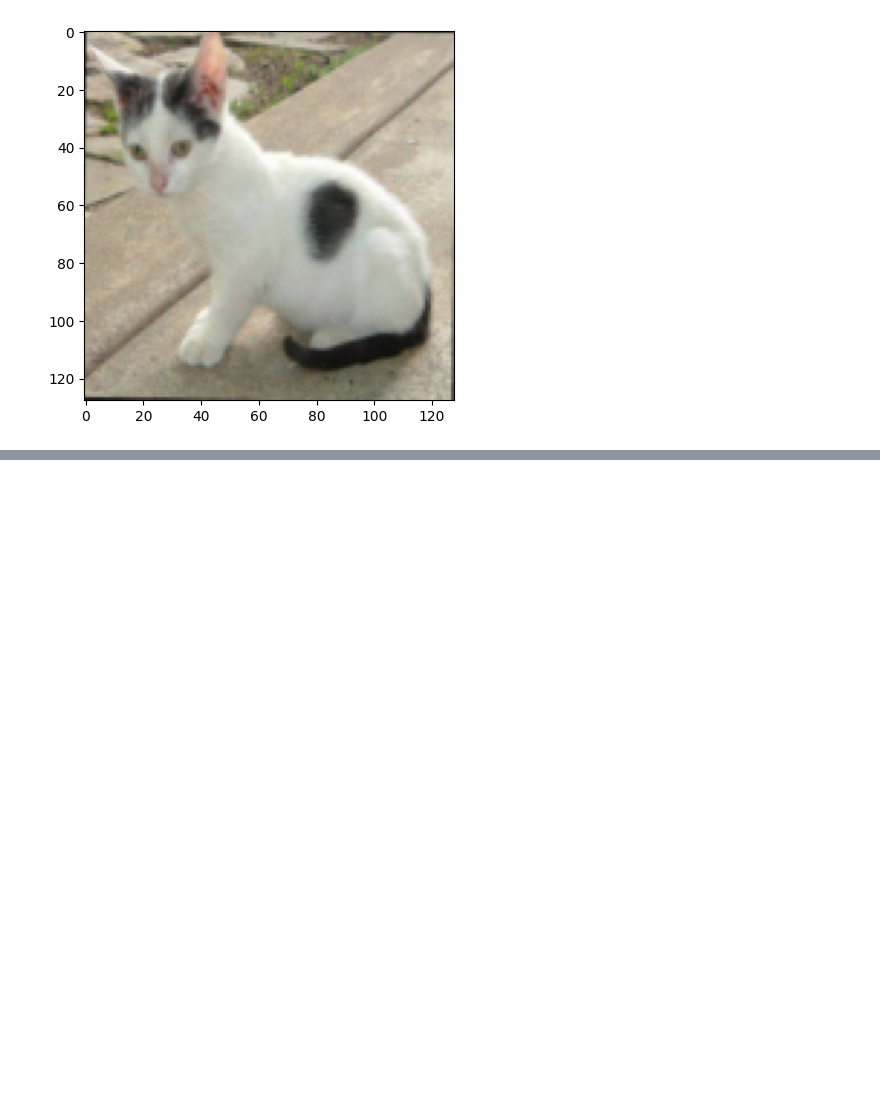
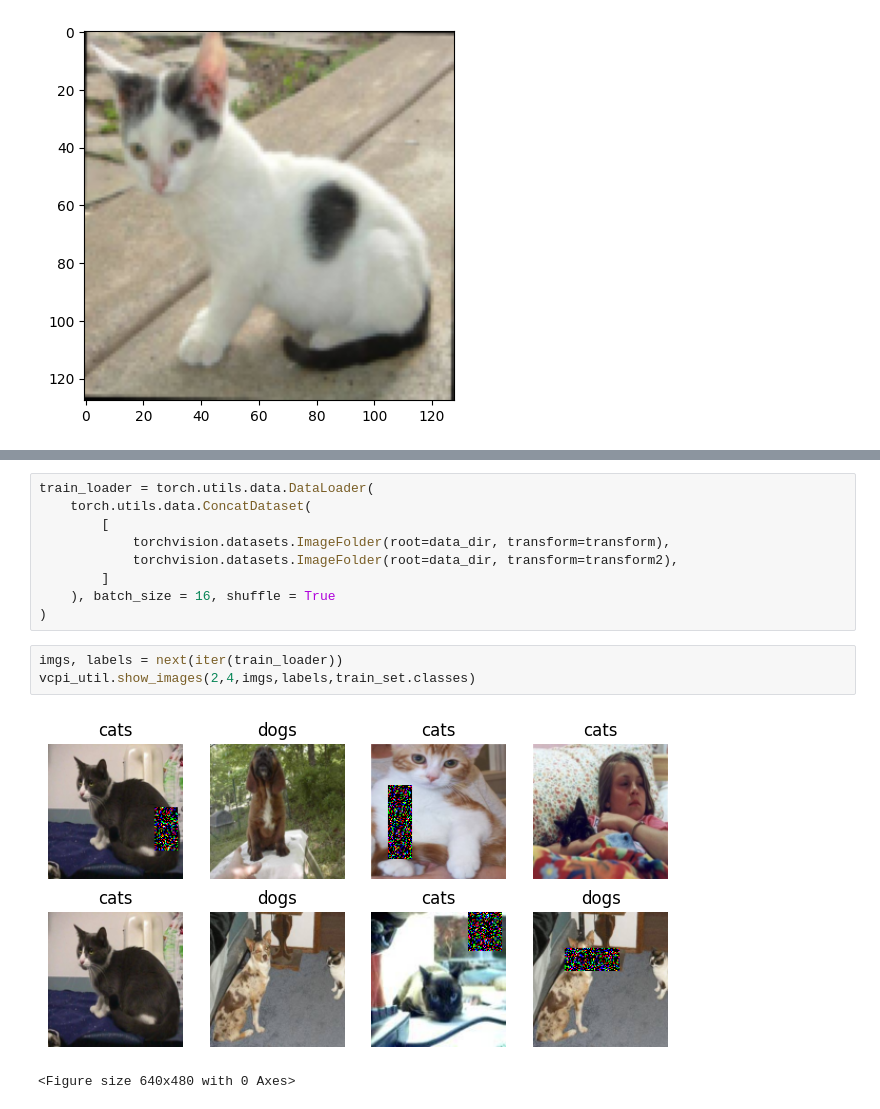
Before and after one commit to PauloPHPC/UMINHO-Visao-por-Computador, a Jupyter notebook: AULA 9/3-empty.ipynb, the cells around one changed output, grey strips where cells are left out. Drawn from its saved outputs; the diff is of its cells as text; blank space fills up the shorter version.

```diff
--- a/AULA 9/3-empty.ipynb
+++ b/AULA 9/3-empty.ipynb
@@ -134,0 +196,15 @@ plt.imshow(np.transpose(transf_img.numpy(),(1,2,0)))
+# %%
+train_loader = torch.utils.data.DataLoader(
+    torch.utils.data.ConcatDataset(
+        [
+            torchvision.datasets.ImageFolder(root=data_dir, transform=transform),
+            torchvision.datasets.ImageFolder(root=data_dir, transform=transform2),
+        ]
+    ), batch_size = 16, shuffle = True
+)
+# %%
+imgs, labels = next(iter(train_loader))
+vcpi_util.show_images(2,4,imgs,labels,train_set.classes)
+# %% [output]
+[figure, added]
+<Figure size 640x480 with 0 Axes>
```
Also changed, not shown: parts of 10 cells of this notebook, 2 other files.
